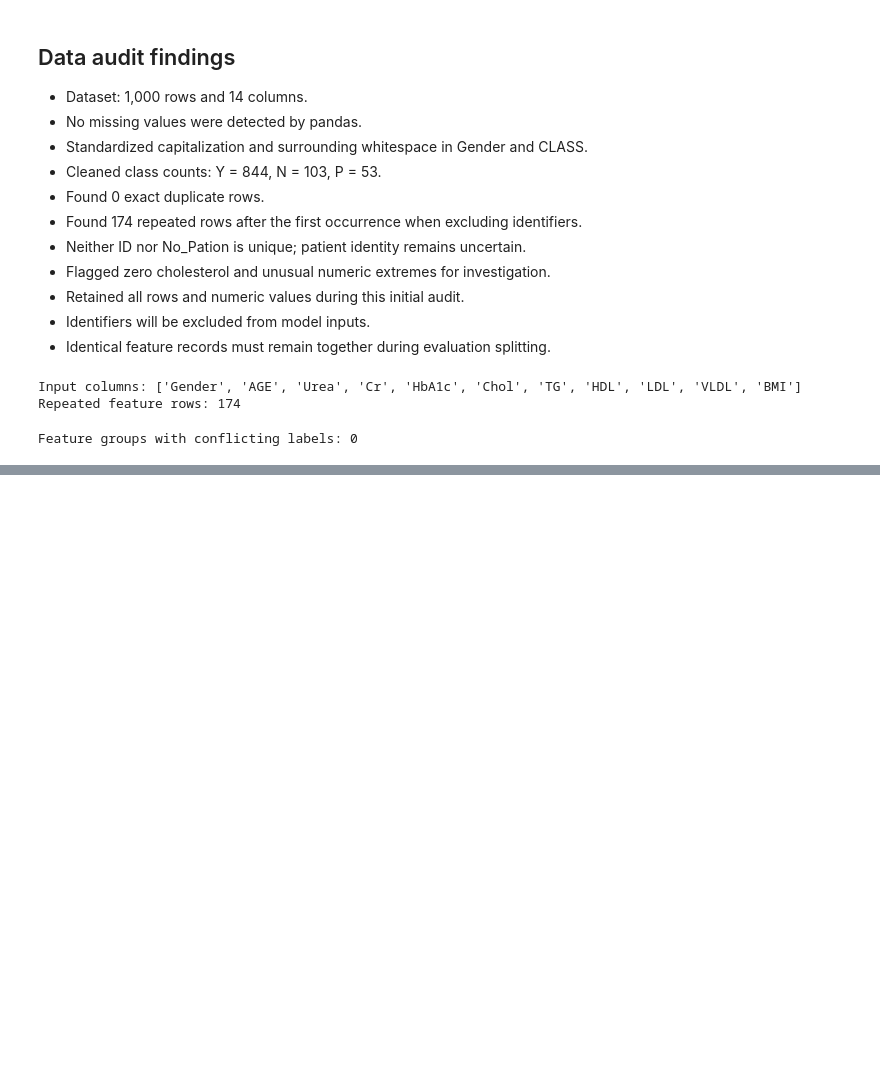
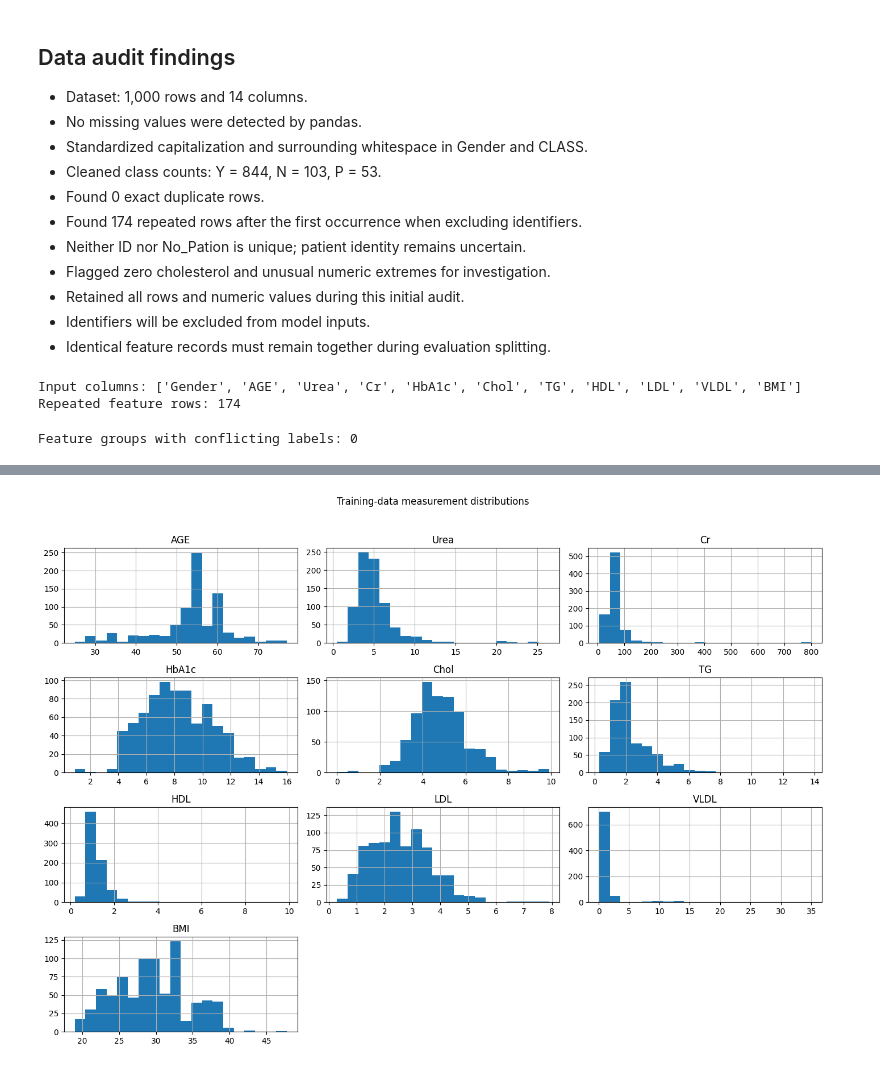
Before and after one commit to nihal8866/diabetes-classification-clustering, a Jupyter notebook: notebooks/01_diabetes_analysis.ipynb, the cells around one changed output, grey strips where cells are left out. Cells and saved outputs as stored; diff of their text form; code cells hidden in the pictures; blank space fills up the shorter version.

Commit message:
Add grouped evaluation split preprocessing and baseline

```diff
--- a/notebooks/01_diabetes_analysis.ipynb
+++ b/notebooks/01_diabetes_analysis.ipynb
@@ -270,0 +286,19 @@ Feature groups with conflicting labels: 0
+# %%
+from sklearn.model_selection import StratifiedGroupKFold
+
+splitter = StratifiedGroupKFold(
+    n_splits=5,
+    shuffle=True,
+    random_state=42
+)
+
+train_idx, test_idx = next(
+    splitter.split(
+        X=df_clean[feature_columns],
+        y=df_clean["CLASS"],
+        groups=feature_groups
+    )
+)
+
+print("Training rows:", len(train_idx))
+print("Test rows:", len(test_idx))
@@ -270,0 +331,9 @@ Feature groups with conflicting labels: 0
+# %%
+X_train = df_clean.iloc[train_idx][feature_columns].copy()
+X_test = df_clean.iloc[test_idx][feature_columns].copy()
+
+y_train = df_clean.iloc[train_idx]["CLASS"].copy()
+y_test = df_clean.iloc[test_idx]["CLASS"].copy()
+
+print("Training:", X_train.shape, y_train.shape)
+print("Test:", X_test.shape, y_test.shape)
@@ -270,0 +357,13 @@ Feature groups with conflicting labels: 0
+# %%
+import matplotlib.pyplot as plt
+
+X_train[measurement_columns].hist(
+    bins=20,
+    figsize=(14, 10)
+)
+
+plt.suptitle("Training-data measurement distributions")
+plt.tight_layout(rect=(0, 0, 1, 0.96))
+plt.show()
+# %% [output]
+[figure, added]
```
Also changed, not shown: parts of 15 cells of this notebook, 1 other file.
